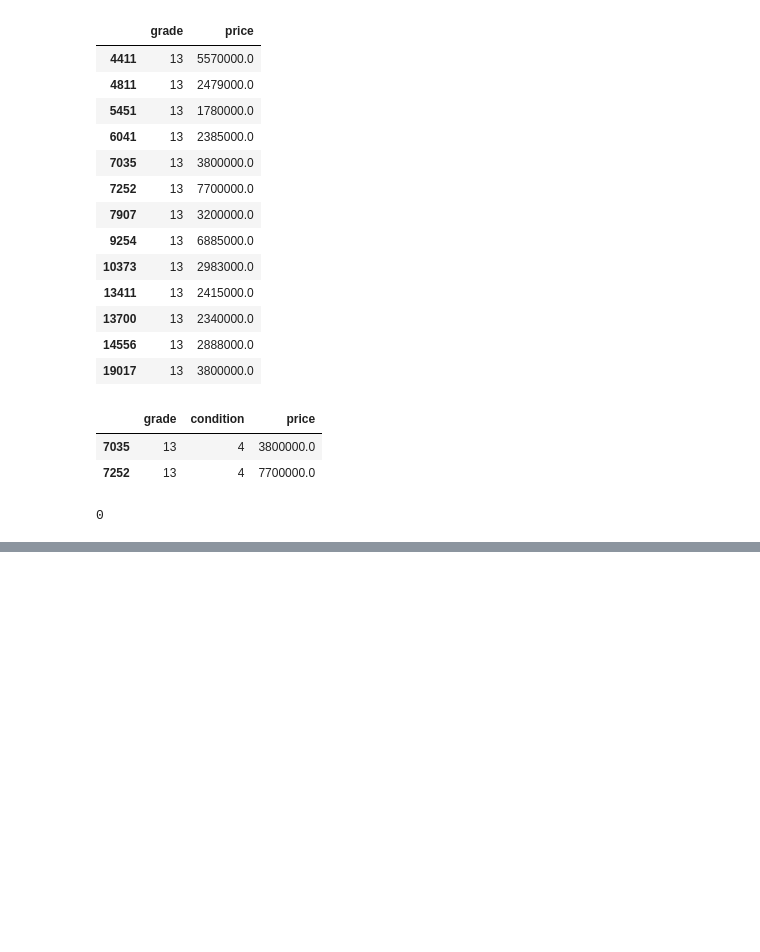
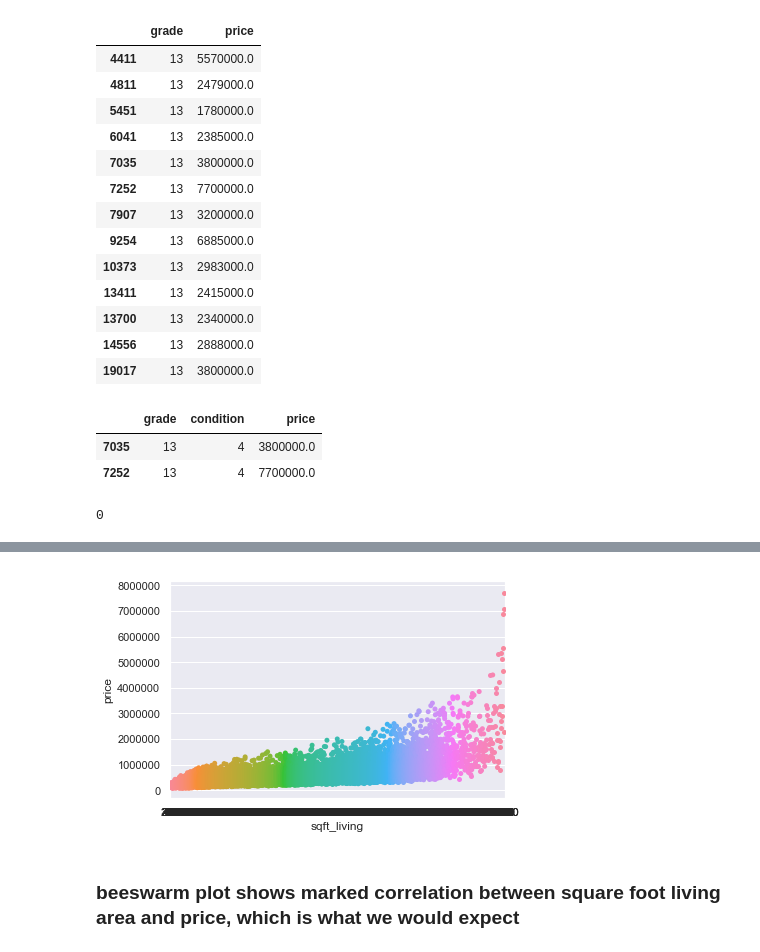
Before and after one commit to rose620/Capstone_1, a Jupyter notebook: house_sales_prediction.ipynb, the cells around one changed output, grey strips where cells are left out. Drawn from its saved outputs; the diff is of its cells as text; code cells hidden in the pictures; blank space fills up the shorter version.

```diff
--- a/house_sales_prediction.ipynb
+++ b/house_sales_prediction.ipynb
@@ -120,0 +167,7 @@ df.isnull().sum().sum()
+# %%
+#take a look at beeswarm plot for highest correlated feature of sqft_living
+_ = sns.swarmplot(x='sqft_living', y='price', data=df)
+# %% [output]
+[figure, added]
+# %% [markdown]
+### beeswarm plot shows marked correlation between square foot living area and price, which is what we would expect
```
Also changed, not shown: parts of 49 cells of this notebook.
